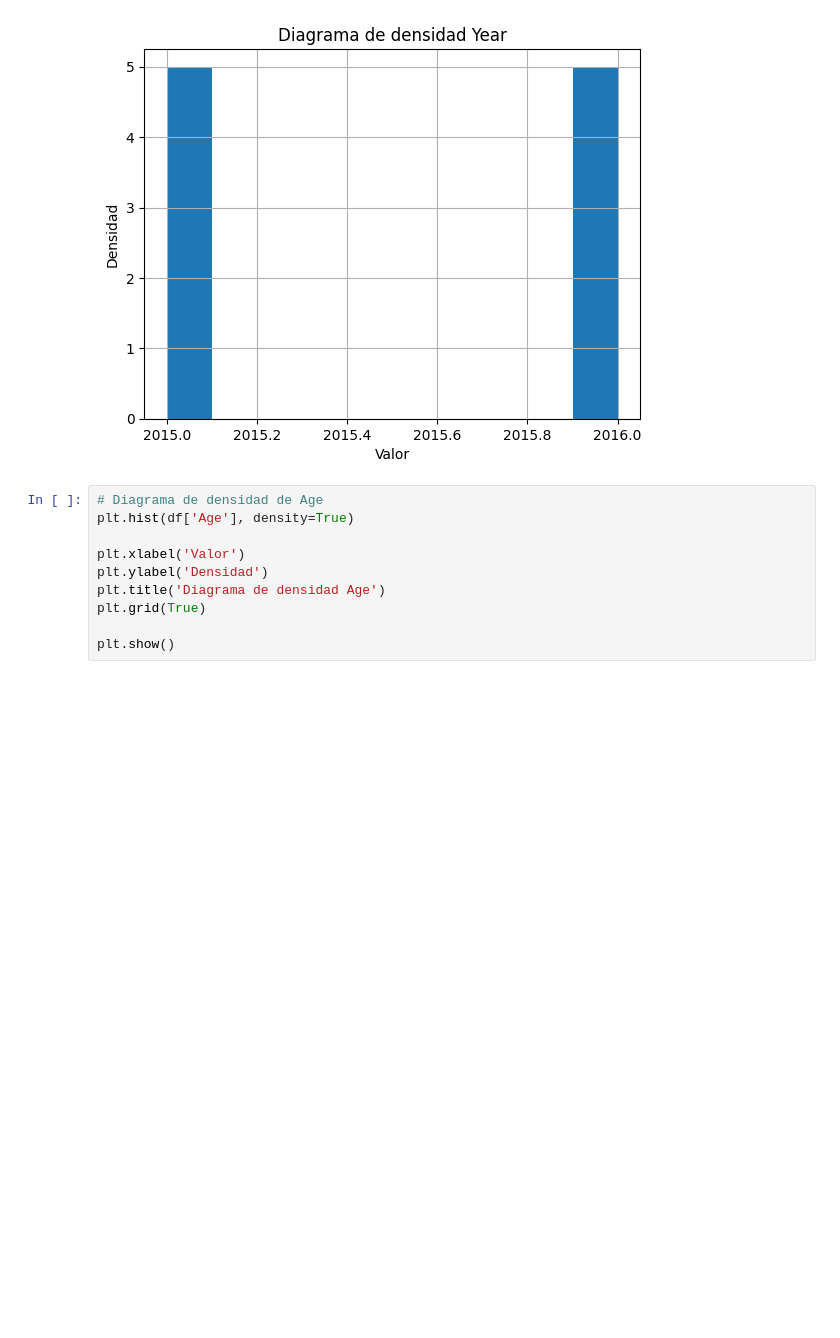
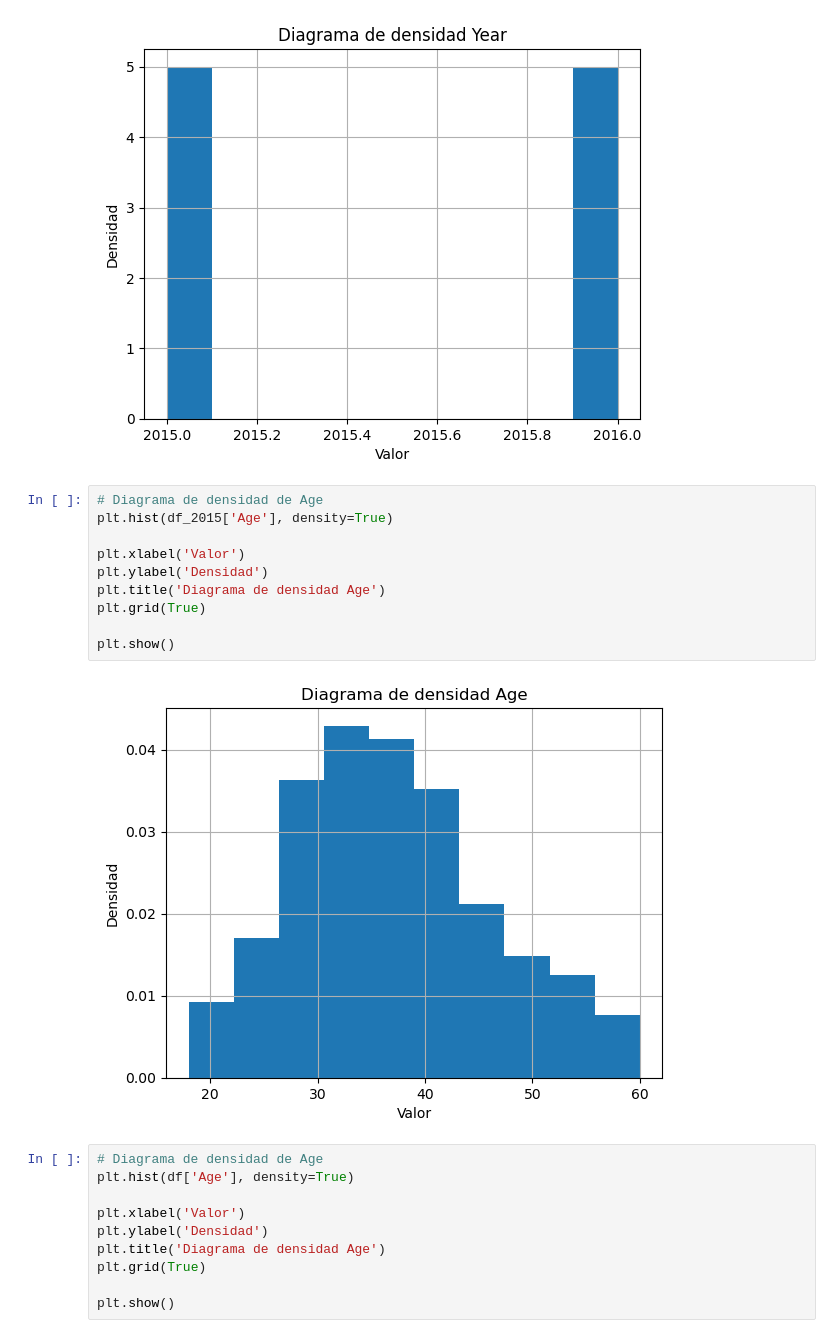
Before and after one commit to SantiRestrepoOlarte/ML_HumanResources, a Jupyter notebook: c_exploracion_de_datos.ipynb, the cells around one changed output. Drawn from its saved outputs; the diff is of its cells as text; blank space fills up the shorter version.

```diff
--- a/c_exploracion_de_datos.ipynb
+++ b/c_exploracion_de_datos.ipynb
@@ -298,6 +350,18 @@ plt.grid(True)
 plt.show()
 # %% [output]
 [figure]
+# %%
+# Diagrama de densidad de Age
+plt.hist(df_2015['Age'], density=True)
+
+plt.xlabel('Valor')
+plt.ylabel('Densidad')
+plt.title('Diagrama de densidad Age')
+plt.grid(True)
+
+plt.show()
+# %% [output]
+[figure, added]
 # %%
 # Diagrama de densidad de Age
 plt.hist(df['Age'], density=True)
```
Also changed, not shown: parts of 17 cells of this notebook, 1 other file.
